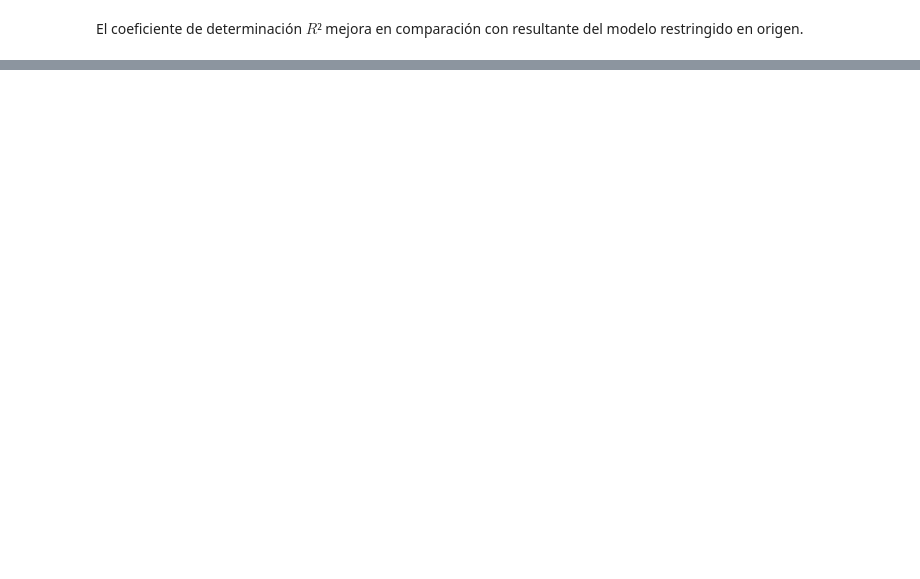
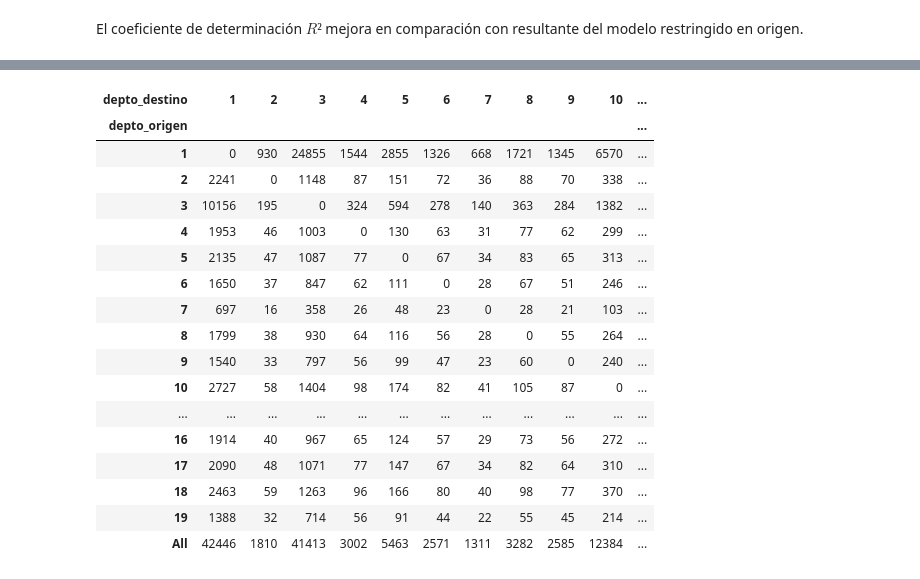
Before and after one commit to guillermodangelo/tesis, a Jupyter notebook: 02-metodologia.ipynb, the cells around one changed output, grey strips where cells are left out. Cells and saved outputs as stored; diff of their text form; code cells hidden in the pictures; blank space fills up the shorter version.

```diff
--- a/02-metodologia.ipynb
+++ b/02-metodologia.ipynb
@@ -728,0 +919,17 @@ El coeficiente de determinación $R²$ mejora en comparación con resultante del
+# %%
+# create some Oi and Dj columns in the dataframe and store row and column totals in them:
+# First get the origin sums and rename the column created
+O_i = datos_diadas.groupby('depto_origen')['personas_mig'].sum().to_frame()
+O_i.rename(columns = {'personas_mig':'O_i'}, inplace=True)
+
+# Now get the destination sums
+D_j = datos_diadas.groupby('depto_destino')['personas_mig'].sum().to_frame()
+D_j.rename(columns = {'personas_mig':'D_j'}, inplace=True)
+
+# Merge in O_i
+datos_diadas = datos_diadas.merge(O_i,left_on='depto_origen', right_index=True)
+
+# Merge in D_j
+datos_diadas = datos_diadas.merge(D_j,left_on='depto_destino', right_index=True)
+
+datos_diadas.head()
@@ -728,0 +943,4 @@ El coeficiente de determinación $R²$ mejora en comparación con resultante del
+# %%
+# recupera el beta del logaritmo de la distancia del modelo anterior
+beta = doubSim.params[-1]
+beta
@@ -728,0 +949,4 @@ El coeficiente de determinación $R²$ mejora en comparación con resultante del
+# %%
+# recupera factores de balance
+datos_diadas = balance_doubly_constrained(datos_diadas, 'nom_depto_orig', 'nom_depto_des', 'O_i', 'D_j', 'log_dist', beta,
+                                          'pow', Ai_name = "Ai_new", Bj_name = "Bj_new", converge=0.001)
@@ -728,0 +972,27 @@ El coeficiente de determinación $R²$ mejora en comparación con resultante del
+# %%
+# Now predict the model again using the new Ai and Dj fields.
+datos_diadas['SIM_est_pow'] = np.round(datos_diadas['O_i'] * datos_diadas['Ai_new'] * datos_diadas['D_j'] * datos_diadas['Bj_new'] *
+                                       np.exp(np.log(datos_diadas['log_dist'])*beta))
+# %%
+# Check out the matrix
+pd.pivot_table(datos_diadas, values='SIM_est_pow', index ='depto_origen',
+               columns='depto_destino', fill_value=0, aggfunc=sum, margins=True)
+# %% [output]
+| depto_destino | 1 | 2 | 3 | 4 | 5 | 6 | 7 | 8 | 9 | 10 | ... |
+| depto_origen |  |  |  |  |  |  |  |  |  |  | ... |
+| 1 | 0 | 930 | 24855 | 1544 | 2855 | 1326 | 668 | 1721 | 1345 | 6570 | ... |
+| 2 | 2241 | 0 | 1148 | 87 | 151 | 72 | 36 | 88 | 70 | 338 | ... |
+| 3 | 10156 | 195 | 0 | 324 | 594 | 278 | 140 | 363 | 284 | 1382 | ... |
+| 4 | 1953 | 46 | 1003 | 0 | 130 | 63 | 31 | 77 | 62 | 299 | ... |
+| 5 | 2135 | 47 | 1087 | 77 | 0 | 67 | 34 | 83 | 65 | 313 | ... |
+| 6 | 1650 | 37 | 847 | 62 | 111 | 0 | 28 | 67 | 51 | 246 | ... |
+| 7 | 697 | 16 | 358 | 26 | 48 | 23 | 0 | 28 | 21 | 103 | ... |
+| 8 | 1799 | 38 | 930 | 64 | 116 | 56 | 28 | 0 | 55 | 264 | ... |
+| 9 | 1540 | 33 | 797 | 56 | 99 | 47 | 23 | 60 | 0 | 240 | ... |
+| 10 | 2727 | 58 | 1404 | 98 | 174 | 82 | 41 | 105 | 87 | 0 | ... |
+| ... | ... | ... | ... | ... | ... | ... | ... | ... | ... | ... | ... |
+| 16 | 1914 | 40 | 967 | 65 | 124 | 57 | 29 | 73 | 56 | 272 | ... |
+| 17 | 2090 | 48 | 1071 | 77 | 147 | 67 | 34 | 82 | 64 | 310 | ... |
+| 18 | 2463 | 59 | 1263 | 96 | 166 | 80 | 40 | 98 | 77 | 370 | ... |
+| 19 | 1388 | 32 | 714 | 56 | 91 | 44 | 22 | 55 | 45 | 214 | ... |
+| All | 42446 | 1810 | 41413 | 3002 | 5463 | 2571 | 1311 | 3282 | 2585 | 12384 | ... |
```
Also changed, not shown: parts of 32 cells of this notebook.
